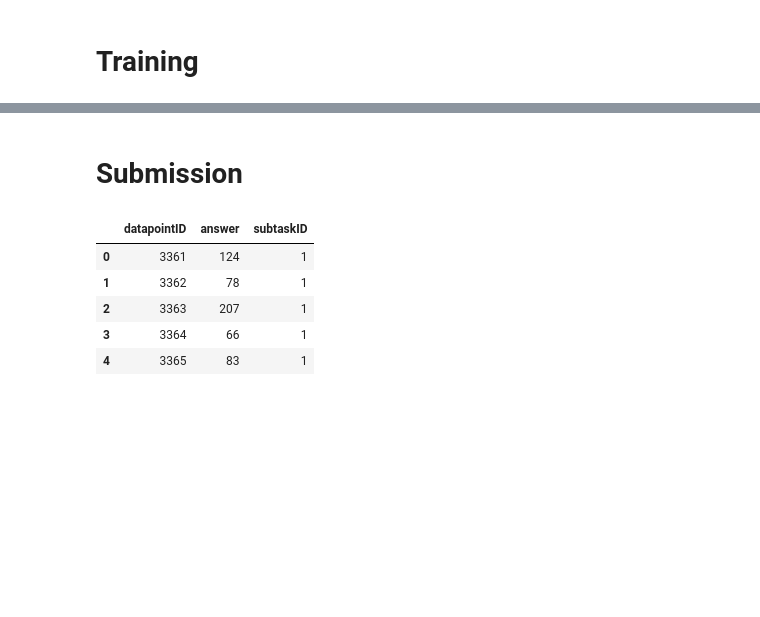
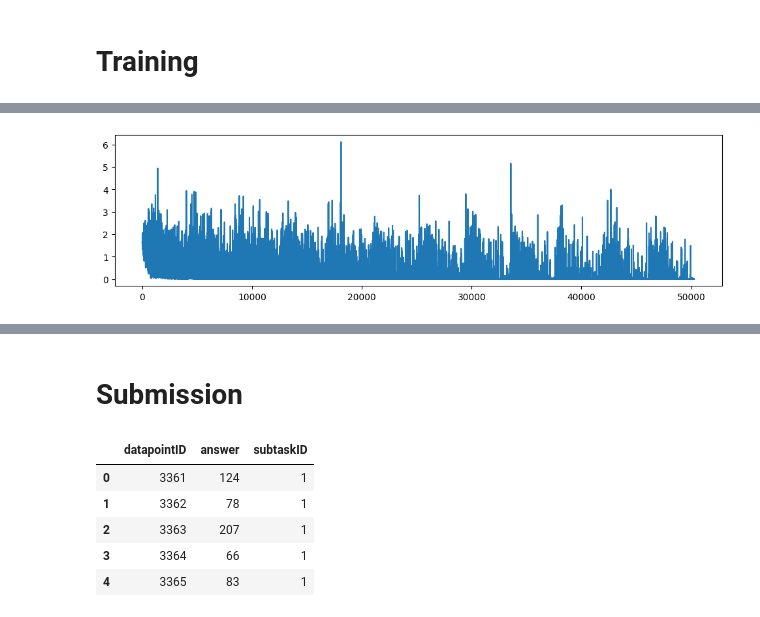
Before and after one commit to stefanasandei/roai-solved, a Jupyter notebook: international-contests/roai/2025/nlp/skeletons/skeletons.ipynb, the cells around one changed output, grey strips where cells are left out. Cells and saved outputs as stored; diff of their text form; code cells hidden in the pictures; blank space fills up the shorter version.

Commit message:
skeletons de 100

```diff
--- a/international-contests/roai/2025/nlp/skeletons/skeletons.ipynb
+++ b/international-contests/roai/2025/nlp/skeletons/skeletons.ipynb
@@ -98,7 +99,6 @@ class SkeletonNet(nn.Module):
 # %%
-model_camera = SkeletonNet(3).to(device)
-model_action = SkeletonNet(5).to(device)
+test_model = SkeletonNet(2).to(device)
 
 b = batch[0].to(device)
-model_camera(b)[1].shape
+test_model(b)[1].shape
 # %% [output]
@@ -107,14 +107,3 @@ torch.Size([4, 3])
 # Training
 # %%
 should_train = True
-# %%
-lr = 5e-4
-epochs = 50
-losses = []
-
-action_accuracy = torchmetrics.Accuracy(task="multiclass", num_classes=5).to(device)
-
-criterion_action = nn.CrossEntropyLoss() # 5
-
-optimizer = AdamW(model.parameters(), lr=lr)
-scheduler = torch.optim.lr_scheduler.CosineAnnealingWarmRestarts(optimizer=optimizer, T_0=5, eta_min=1e-6)
@@ -250,0 +150,24 @@ Epoch 11: loss=0.85 | camera_acc=56.8%
+# %%
+hyperparams = {
+    "action": {
+        "epochs": 60,
+        "base_lr": 5e-4,
+        "T_0": 5,
+        "lr_min": 1e-6,
+    },
+
+    "camera": {
+        "epochs": 90,
+        "base_lr": 2e-4,
+        "T_0": 90,
+        "lr_min": 1e-6,
+    }
+}
+# %%
+if should_train:
+    print("Training the action model.")
+    model_action, losses_action = train(num_action_classes, **hyperparams["action"])
+    torch.save(model_action.state_dict(), "action.pth")
+else:
+    model_action = SkeletonNet(num_action_classes).to(device)
+    model_action.load_state_dict(torch.load("action.pth"))
@@ -250,0 +188,6 @@ Epoch 11: loss=0.85 | camera_acc=56.8%
+# %%
+if losses_action is not None:
+    plt.figure(figsize=(12, 3))
+    plt.plot(losses_action)
+# %% [output]
+[figure, added]
```
Also changed, not shown: parts of 16 cells of this notebook, 2 other files.
